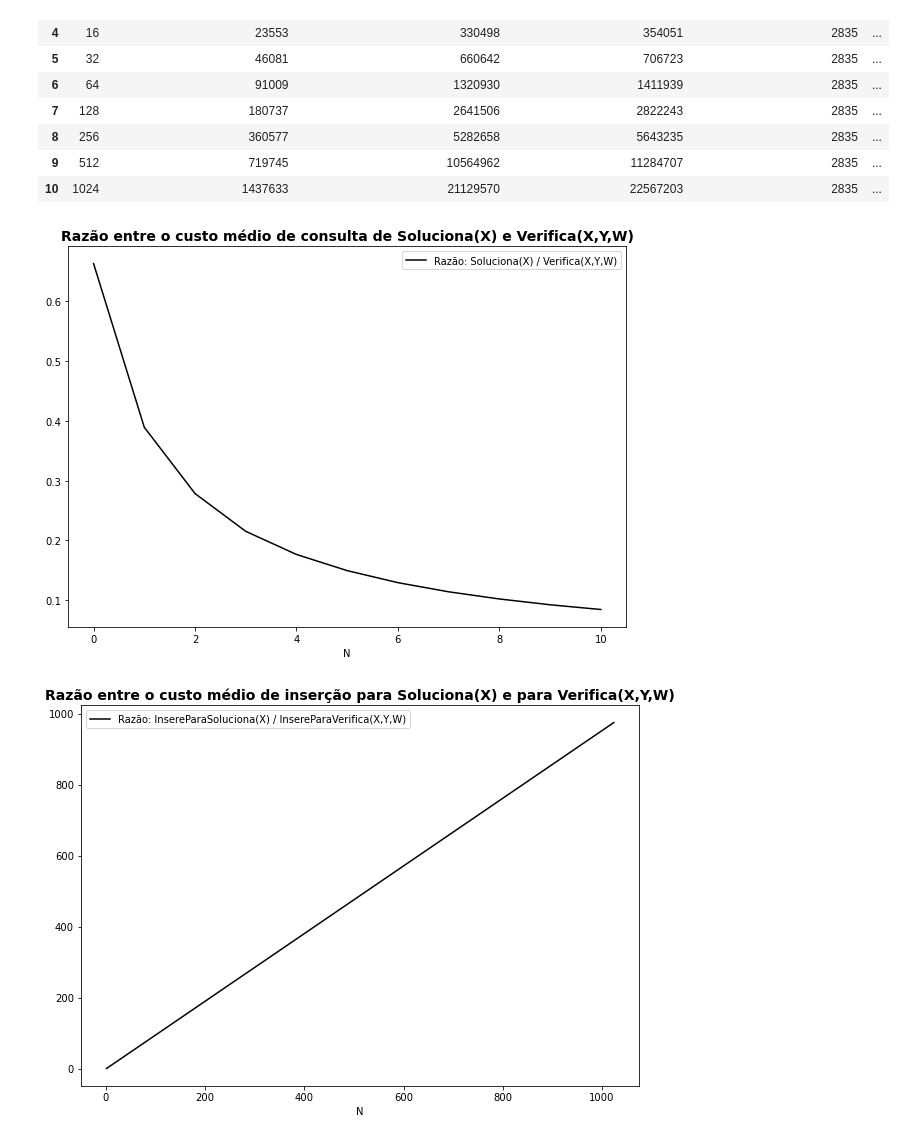
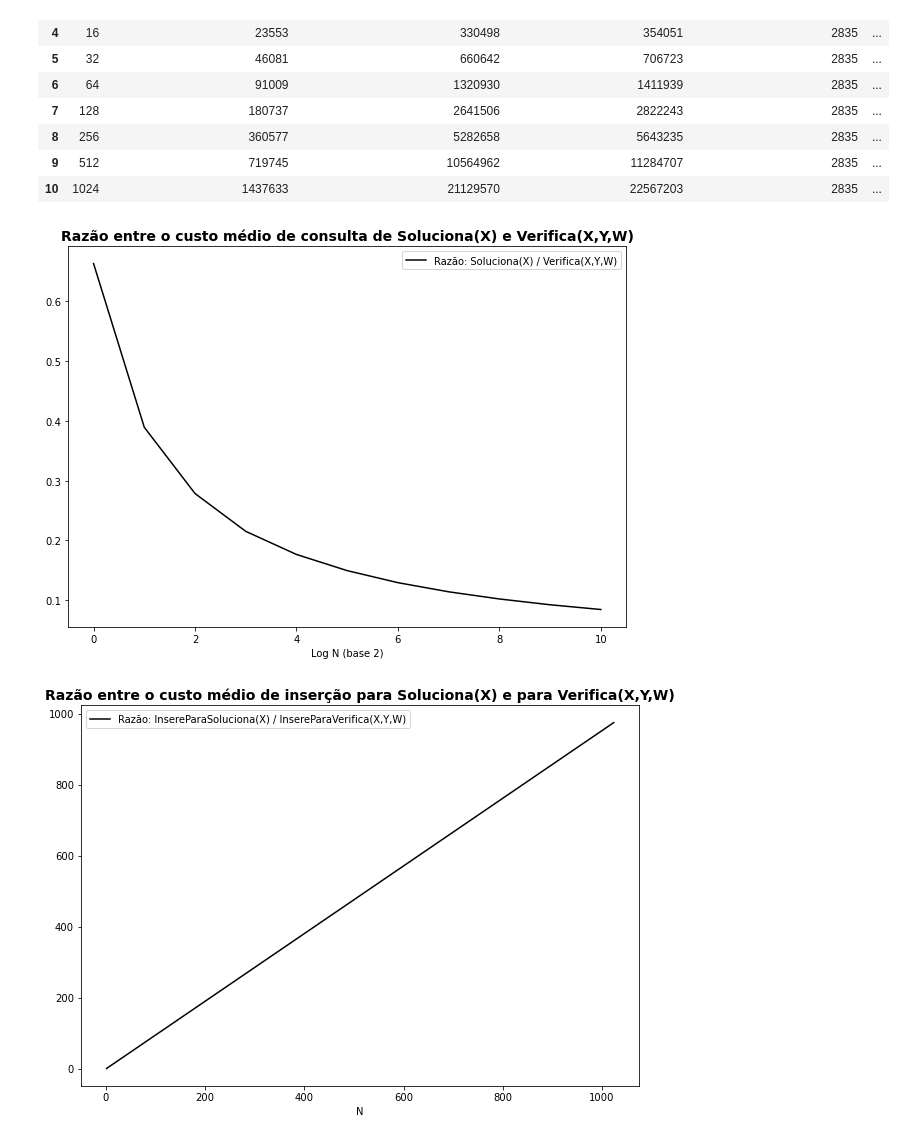
Before and after one commit to lucca30/algorithms-solidity, a Jupyter notebook: Analises/MerkleTree.ipynb, the cells around one changed output. Saved outputs shown, nothing was run; the diff lists cells and outputs as text; code cells hidden in the pictures.

```diff
--- a/Analises/MerkleTree.ipynb
+++ b/Analises/MerkleTree.ipynb
@@ -54,21 +54,21 @@ df_insere
 # %%
 df_calculate = df[['N', 'RazaoSolucionaVerifica', 'SolucionaGasTotal', 'VerificaGasTotal']]
 df_calculate_grouped = df_calculate.groupby(['N']).mean()
 
 f = plt.figure()
 f.set_figwidth(10)
 f.set_figheight(7)
 
 func = lambda x: int(math.log(x, 2))
 
 plt.plot([func(item) for item in list(df_calculate_grouped.index.values)], df_calculate_grouped['RazaoSolucionaVerifica'],c='black', label='Razão: Soluciona(X) / Verifica(X,Y,W)')
 plt.legend()
 plt.title("Razão entre o custo médio de consulta de Soluciona(X) e Verifica(X,Y,W)", {'fontsize': 14, 'fontweight' : 600})
-plt.xlabel("N")
+plt.xlabel("Log N (base 2)")
 
 plt.show()
 # %% [output]
-[figure, old version]
+[figure, new version]
 # %%
 df_calculate_insere = df_insere[['N', 'RazaoSolucionaVerifica', 'InsereParaSolucionaGasTotal', 'InsereParaVerificaGasTotal']]
 df_calculate_grouped_insere = df_calculate_insere.groupby(['N']).mean()
```
Also changed, not shown: parts of 1 cell of this notebook, 5 other files.
